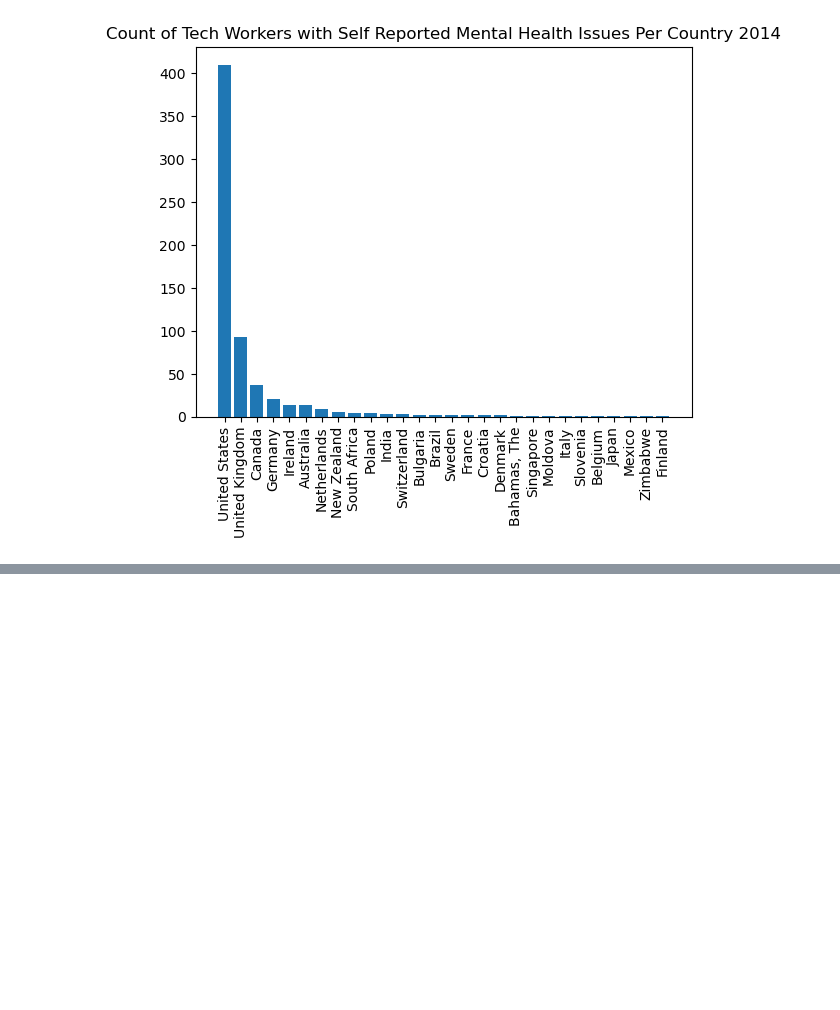
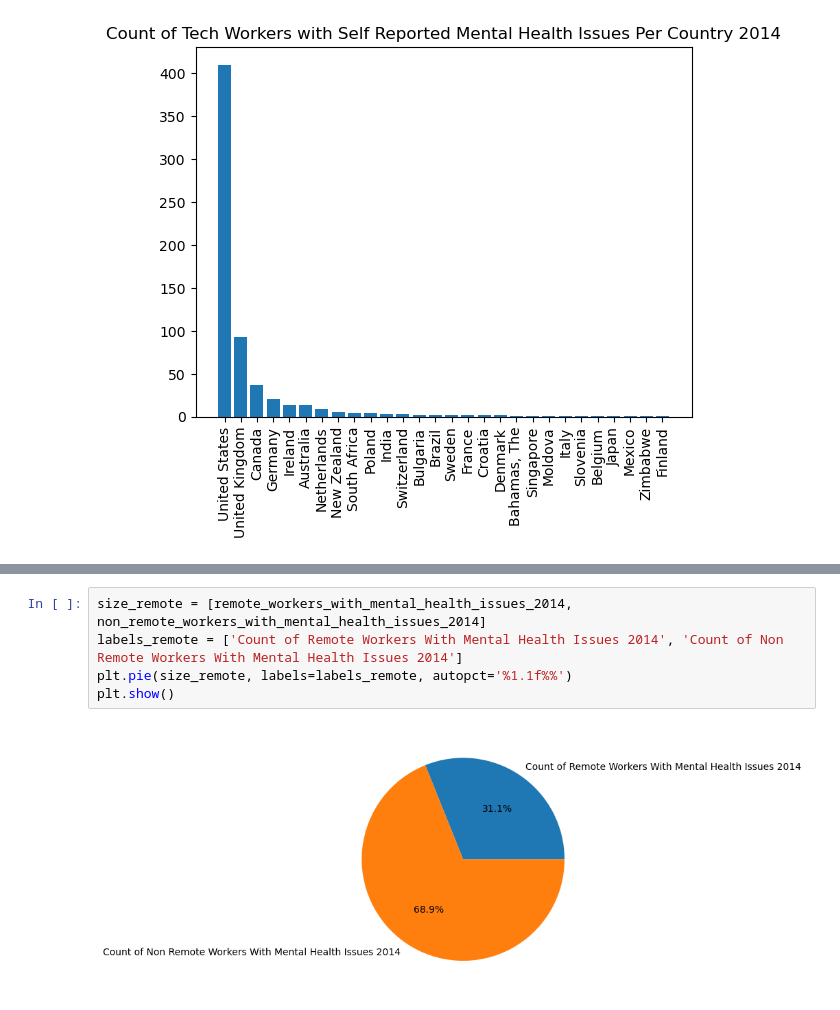
Before and after one commit to K-G-Witt/project1-team4, a Jupyter notebook: rcl_file.ipynb, the cells around one changed output, grey strips where cells are left out. Cells and saved outputs as stored; diff of their text form; blank space fills up the shorter version.

```diff
--- a/rcl_file.ipynb
+++ b/rcl_file.ipynb
@@ -71,0 +133,7 @@ plt.show
+# %%
+size_remote = [remote_workers_with_mental_health_issues_2014, non_remote_workers_with_mental_health_issues_2014]
+labels_remote = ['Count of Remote Workers With Mental Health Issues 2014', 'Count of Non Remote Workers With Mental Health Issues 2014']
+plt.pie(size_remote, labels=labels_remote, autopct='%1.1f%%')
+plt.show()
+# %% [output]
+[figure, added]
```
Also changed, not shown: parts of 5 cells of this notebook.
